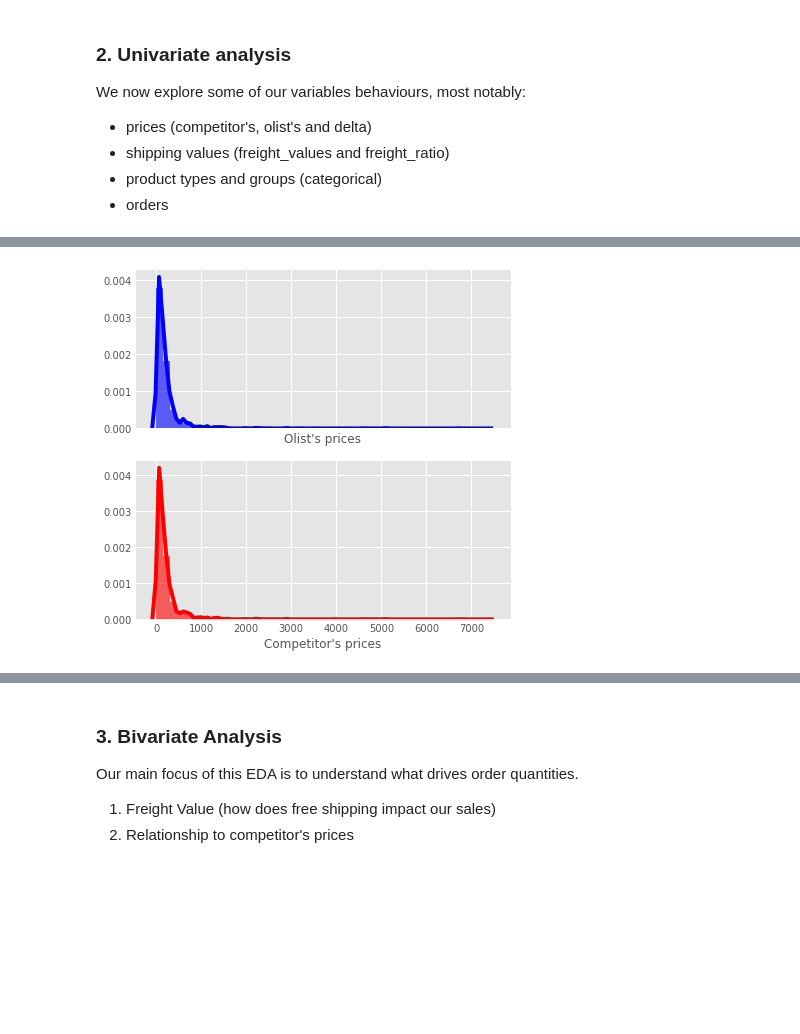
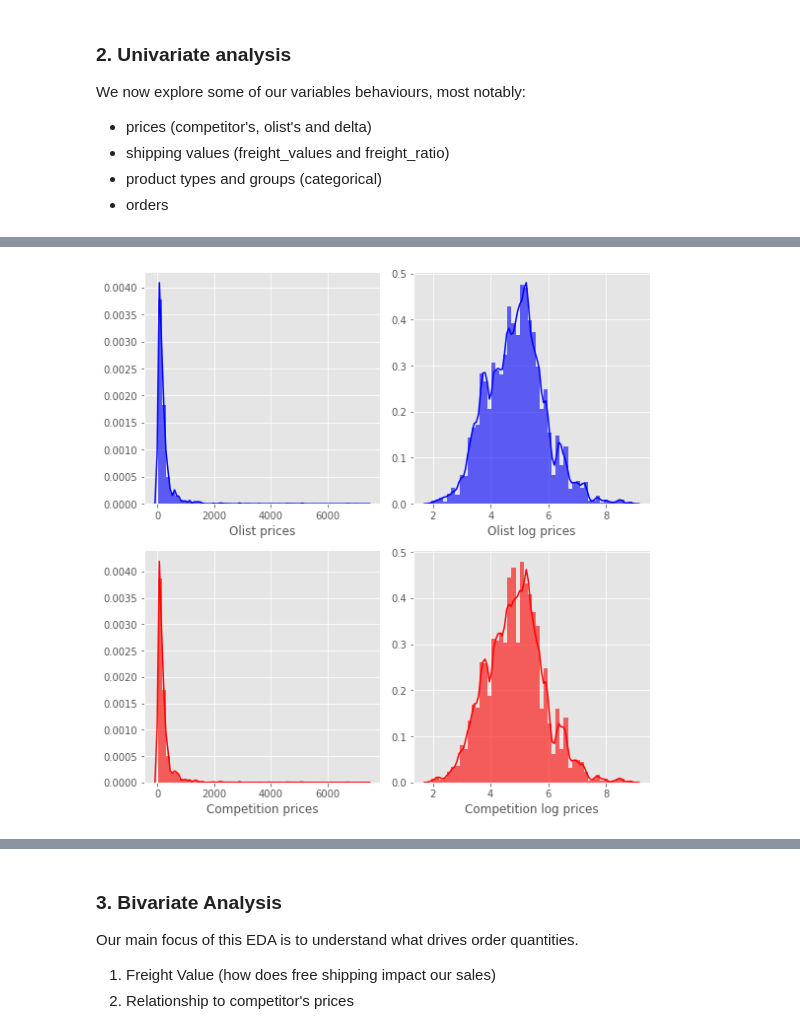
Before and after one commit to ds4a-team4/dynamic-pricing, a Jupyter notebook: EDA/EDA_timeseries.ipynb, the cells around one changed output, grey strips where cells are left out. Cells and saved outputs as stored; diff of their text form; code cells hidden in the pictures; blank space fills up the shorter version.

Commit message:
plots in univariate, started bivariate, started gtin

```diff
--- a/EDA/EDA_timeseries.ipynb
+++ b/EDA/EDA_timeseries.ipynb
@@ -55,6 +50,6 @@ plt.style.use('ggplot')
 # %%
-#df = pd.read_csv('https://bsa-correlation-one.s3.amazonaws.com/timeseries644.csv')
-df = pd.read_csv('../data/timeseries644.csv', dtype={'product_gtin':'str'})
+df = pd.read_csv('https://bsa-correlation-one.s3.amazonaws.com/timeseries644.csv', dtype={'product_gtin':'str'})
+#df = pd.read_csv('../data/timeseries644.csv', dtype={'product_gtin':'str'})
 # %% [markdown]
 <a name="exploration"></a>
 ### 1. Dataset exploration
@@ -137,7 +132,7 @@ def freight_ratio(row):
 
 
 df['freight_ratio'] = df.apply(freight_ratio, axis=1)
-df['freight_ratio'] = df.freight_ratio.fillna(value=df.freight_ratio.mean())
+#df['freight_ratio'] = df.freight_ratio.fillna(value=df.freight_ratio.mean())
 
 
 ### Delta price
@@ -185,16 +183,17 @@ We now explore some of our variables behaviours, most notably:
 # %%
-fig, ax = plt.subplots(nrows=2, figsize=(6, 6), sharex=True)
+fig, ax = plt.subplots(nrows=2, ncols=2, figsize=(8, 8))
 
-sns.distplot(df.price, hist=True, kde=True, color='blue', hist_kws=dict(alpha=0.6), ax=ax[0])
-ax[0].set_xlabel("Olist's prices")
+sns.distplot(df.price, hist=True, kde=True, color='blue', hist_kws=dict(alpha=0.6), ax=ax[0][0])
+ax[0][0].set_xlabel("Olist prices")
+sns.distplot(np.log(df.price), hist=True, kde=True, color='blue', hist_kws=dict(alpha=0.6), ax=ax[0][1])
+ax[0][1].set_xlabel("Olist log prices")
 
-sns.distplot(df.competition_price, hist=True, kde=True, color='red', hist_kws=dict(alpha=0.6), ax=ax[1])
-ax[1].set_xlabel("Competitor's prices")
+sns.distplot(df.competition_price, hist=True, kde=True, color='red', hist_kws=dict(alpha=0.6), ax=ax[1][0])
+ax[1][0].set_xlabel("Competition prices")
+sns.distplot(np.log(df.competition_price), hist=True, kde=True, color='red', hist_kws=dict(alpha=0.6), ax=ax[1][1])
+ax[1][1].set_xlabel("Competition log prices")
 
-# sns.distplot(df.delta_price, hist=True, kde=True, color='green', hist_kws=dict(alpha=0.6), ax=ax[2])
-# ax[2].set_xlim((-0.25,0.25))
-# ax[2].set_xlabel("Delta prices")
-
+plt.tight_layout()
 plt.show()
 # %% [output]
-[figure, old version]
+[figure, new version]
```
Also changed, not shown: parts of 44 cells of this notebook.
